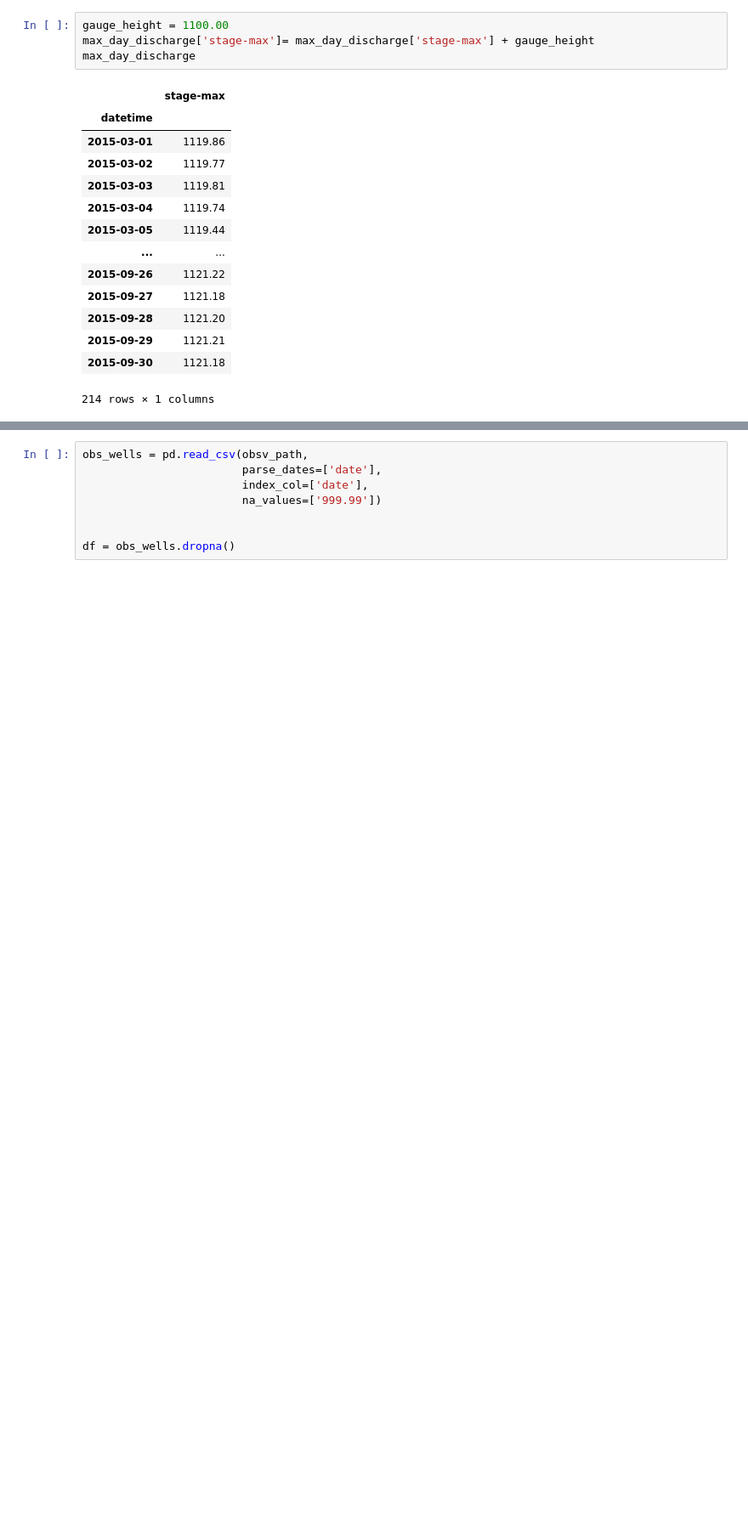
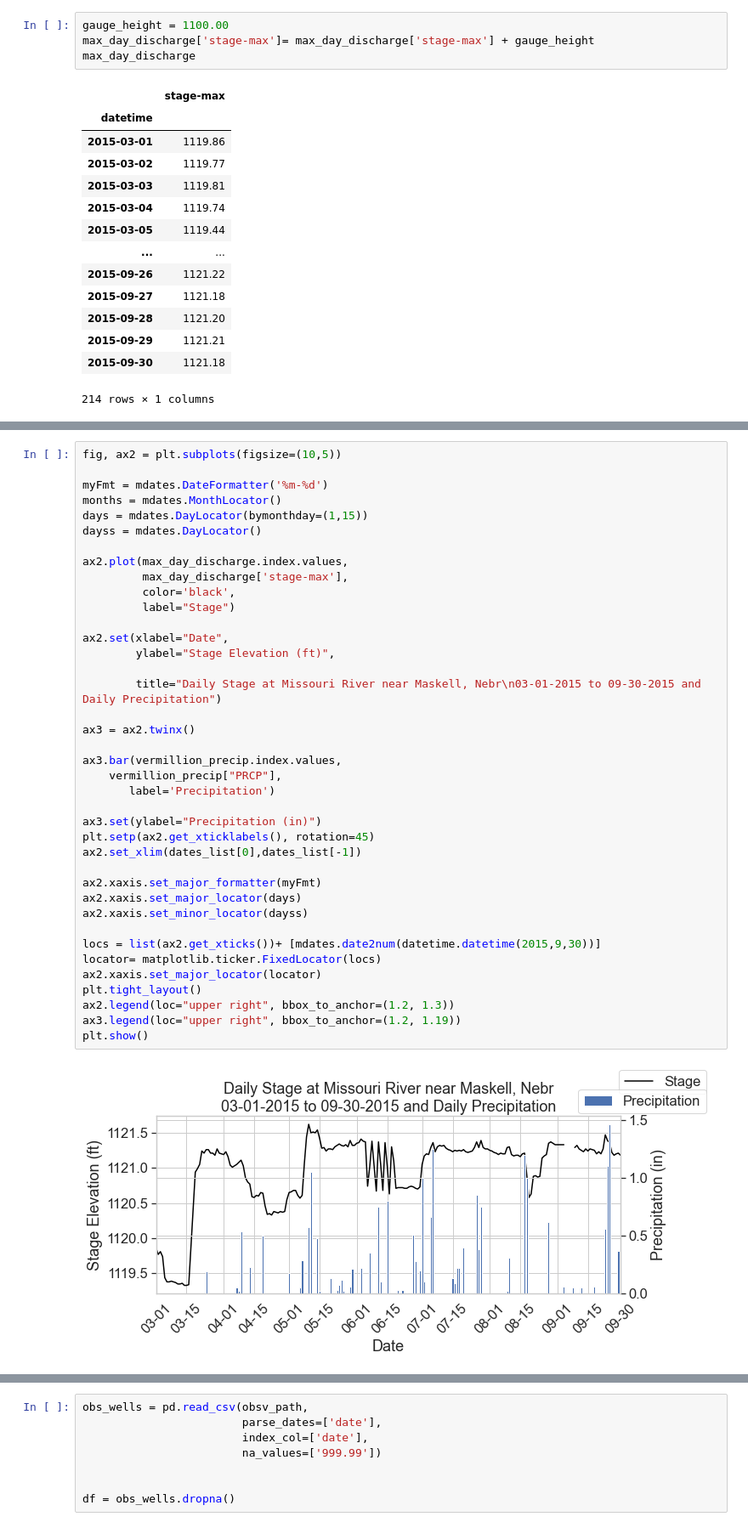
Before and after one commit to nlamkey/LCRWS, a Jupyter notebook: stream-gauge-data.ipynb, the cells around one changed output, grey strips where cells are left out. Shown: that part at 85% size. Cells and saved outputs as stored; diff of their text form; blank space fills up the shorter version.

```diff
--- a/stream-gauge-data.ipynb
+++ b/stream-gauge-data.ipynb
@@ -211,3 +183,44 @@ plt.show()
+# %%
+fig, ax2 = plt.subplots(figsize=(10,5))
+
+myFmt = mdates.DateFormatter('%m-%d')
+months = mdates.MonthLocator()
+days = mdates.DayLocator(bymonthday=(1,15))
+dayss = mdates.DayLocator()
+
+ax2.plot(max_day_discharge.index.values,
+         max_day_discharge['stage-max'],
+         color='black',
+         label="Stage")
+
+ax2.set(xlabel="Date",
+        ylabel="Stage Elevation (ft)",
+
+        title="Daily Stage at Missouri River near Maskell, Nebr\n03-01-2015 to 09-30-2015 and Daily Precipitation")
+
+ax3 = ax2.twinx()
+
+ax3.bar(vermillion_precip.index.values,
+    vermillion_precip["PRCP"],
+       label='Precipitation')
+
+ax3.set(ylabel="Precipitation (in)")
+plt.setp(ax2.get_xticklabels(), rotation=45)
+ax2.set_xlim(dates_list[0],dates_list[-1])
+
+ax2.xaxis.set_major_formatter(myFmt)
+ax2.xaxis.set_major_locator(days)
+ax2.xaxis.set_minor_locator(dayss)
+
+locs = list(ax2.get_xticks())+ [mdates.date2num(datetime.datetime(2015,9,30))]
+locator= matplotlib.ticker.FixedLocator(locs)
+ax2.xaxis.set_major_locator(locator)
+plt.tight_layout()
+ax2.legend(loc="upper right", bbox_to_anchor=(1.2, 1.3))
+ax3.legend(loc="upper right", bbox_to_anchor=(1.2, 1.19))
+plt.show()
+# %% [output]
+[figure, added]
 # %%
 pumping_rates = pd.read_csv(pumping_path,
                                        parse_dates=['Date'],
```
Also changed, not shown: parts of 6 cells of this notebook.
